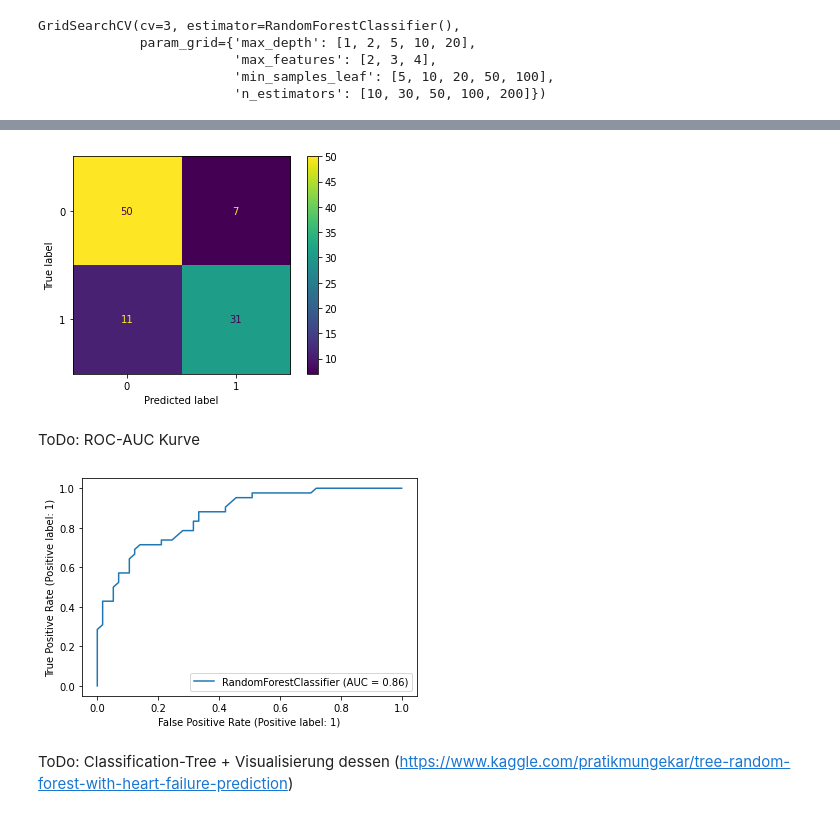
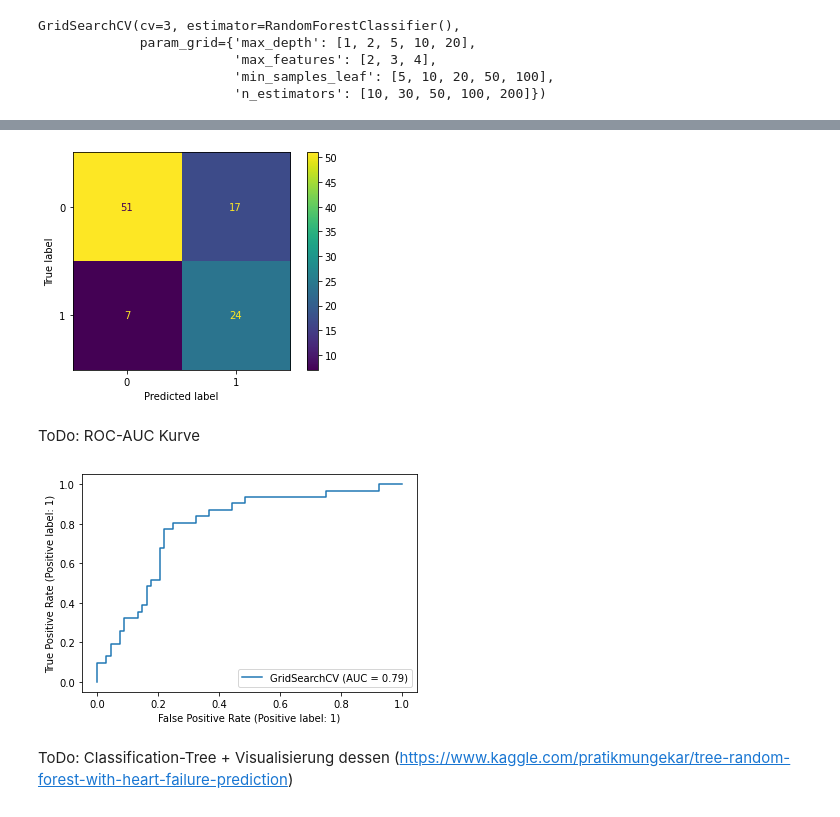
Before and after one commit to jopagel/Heart-Failure, a Jupyter notebook: RandomForest.ipynb, the cells around one changed output, grey strips where cells are left out. Cells and saved outputs as stored; diff of their text form; code cells hidden in the pictures.

```diff
--- a/RandomForest.ipynb
+++ b/RandomForest.ipynb
@@ -42,4 +51,4 @@ model = RandomForestClassifier()
 # %%
-model.fit(X_train, y_train)
+rf.fit(X_train_sc, y_train)
 # %% [output]
 RandomForestClassifier()
@@ -61,7 +63,7 @@ plot_confusion_matrix(model, X_test, y_test)
 #Experiment: SMOTE UPSAMLING
 
 oversample = SMOTE()
-X_smote, y_smote = oversample.fit_resample(X, y)
+X_train_sm, y_train_sm = oversample.fit_resample(X_train_sc, y_train)
 
-print(f"Neues Verhältnis nach SMOTE Anwendung:{y[y == 1].sum() / len(y)}")
+print(f"Neues Verhältnis nach SMOTE Anwendung:{y_train_sm[y_train_sm == 1].sum() / len(y_train_sm)}")
 # %% [output]
@@ -77,0 +71,3 @@ y_preds = rf.predict(X_test)
+# %%
+rf_sm = RandomForestClassifier()
+rf_sm.fit(X_train_sm, y_train_sm)
@@ -91,9 +102,9 @@ grid = {
     'n_estimators': [10, 30, 50, 100, 200]
 }
 # %%
-rf = RandomForestClassifier()
-rf_tune = GridSearchCV(rf, grid, cv=3)
-rf_tune.fit(X_train_smote,y_train_smote)
+rf_tune = RandomForestClassifier()
+rf_tune = GridSearchCV(rf_tune, grid, cv=3)
+rf_tune.fit(X_train_sm,y_train_sm)
 # %% [output]
 GridSearchCV(cv=3, estimator=RandomForestClassifier(),
              param_grid={'max_depth': [1, 2, 5, 10, 20],
@@ -110,15 +120,15 @@ RandomForestClassifier(max_depth=10, max_features=2, min_samples_leaf=10,
 # %%
-plot_confusion_matrix(rf_tune, X_test, y_test);
+plot_confusion_matrix(rf_tune, X_test_sc, y_test);
 # %% [output]
-[figure, old version]
+[figure, new version]
 # %% [markdown]
 ToDo: ROC-AUC Kurve
 # %%
 from sklearn.metrics import plot_roc_curve
 # %%
-plot_roc_curve(model, X_test, y_test);
+plot_roc_curve(rf_tune, X_test_sc, y_test);
 # %% [output]
-[figure, old version]
+[figure, new version]
 # %% [markdown]
 ToDo: Classification-Tree + Visualisierung dessen (https://www.kaggle.com/pratikmungekar/tree-random-forest-with-heart-failure-prediction)
 # %% [markdown]
```
Also changed, not shown: parts of 19 cells of this notebook.
